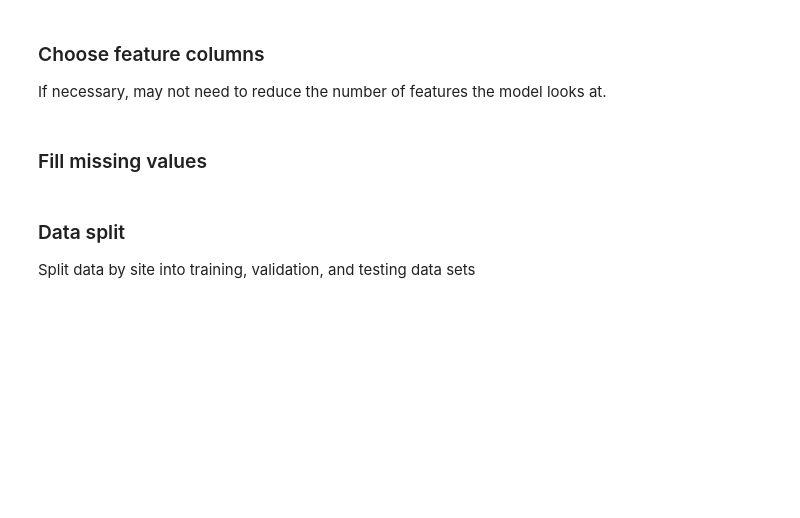
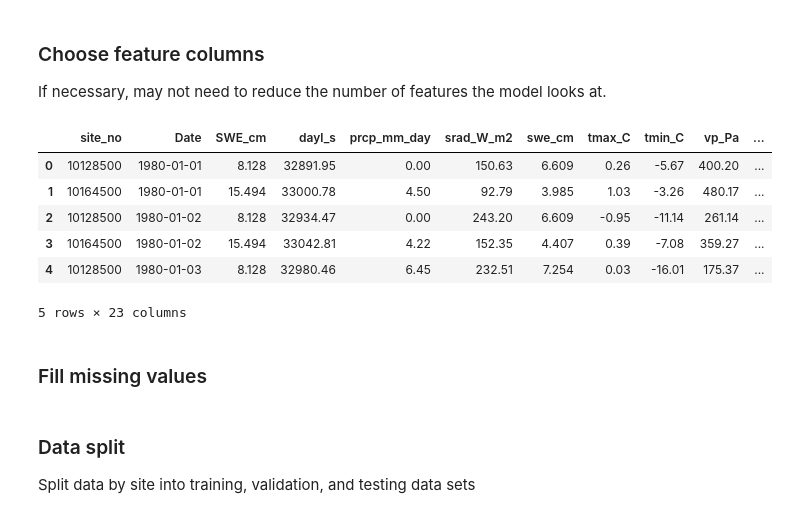
Before and after one commit to adernbach/hydroinformaticshomework3, a Jupyter notebook: LSTM.ipynb, the cells around one changed output. Saved outputs shown, nothing was run; the diff lists cells and outputs as text; code cells hidden in the pictures; blank space fills up the shorter version.

```diff
--- a/LSTM.ipynb
+++ b/LSTM.ipynb
@@ -115,12 +115,21 @@ print(feature_cols)
 If necessary, may not need to reduce the number of features the model looks at.
 # %%
 # choose features
-feature_cols =['TUM_SWE_cm', 'DAN_SWE_cm', 'SLI_SWE_cm']
+#feature_cols = ['SWE_cm', 'prcp_mm_day', 'shortwave_radiation', 'tmax_C', 'tmin_C', 'potential_evaporation', 'total_precipitation']
 cols = feature_cols + [TARGET_COL]
 
-#select these columns from the dataframe
-df = df[[SITE_COL] + cols]
+# keep the date column for tracking predictions by date
+# select site, date, and model columns from the dataframe
+df = df[[SITE_COL, DATE_COL] + cols]
 df.head()
+# %% [output]
+|  | site_no | Date | SWE_cm | dayl_s | prcp_mm_day | srad_W_m2 | swe_cm | tmax_C | tmin_C | vp_Pa | ... |
+| 0 | 10128500 | 1980-01-01 | 8.128 | 32891.95 | 0.00 | 150.63 | 6.609 | 0.26 | -5.67 | 400.20 | ... |
+| 1 | 10164500 | 1980-01-01 | 15.494 | 33000.78 | 4.50 | 92.79 | 3.985 | 1.03 | -3.26 | 480.17 | ... |
+| 2 | 10128500 | 1980-01-02 | 8.128 | 32934.47 | 0.00 | 243.20 | 6.609 | -0.95 | -11.14 | 261.14 | ... |
+| 3 | 10164500 | 1980-01-02 | 15.494 | 33042.81 | 4.22 | 152.35 | 4.407 | 0.39 | -7.08 | 359.27 | ... |
+| 4 | 10128500 | 1980-01-03 | 8.128 | 32980.46 | 6.45 | 232.51 | 7.254 | 0.03 | -16.01 | 175.37 | ... |
+5 rows × 23 columns
 # %% [markdown]
 ### Fill missing values
 # %%
```
Also changed, not shown: parts of 21 cells of this notebook, 26 other files.
